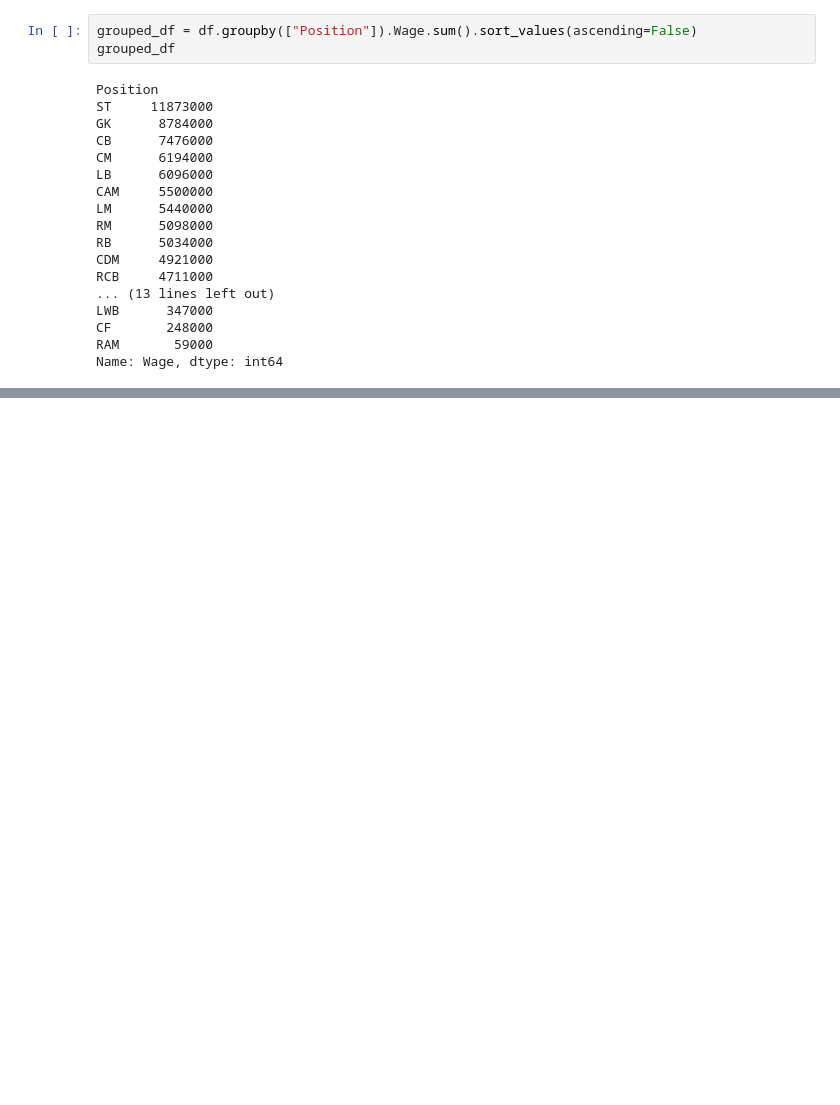
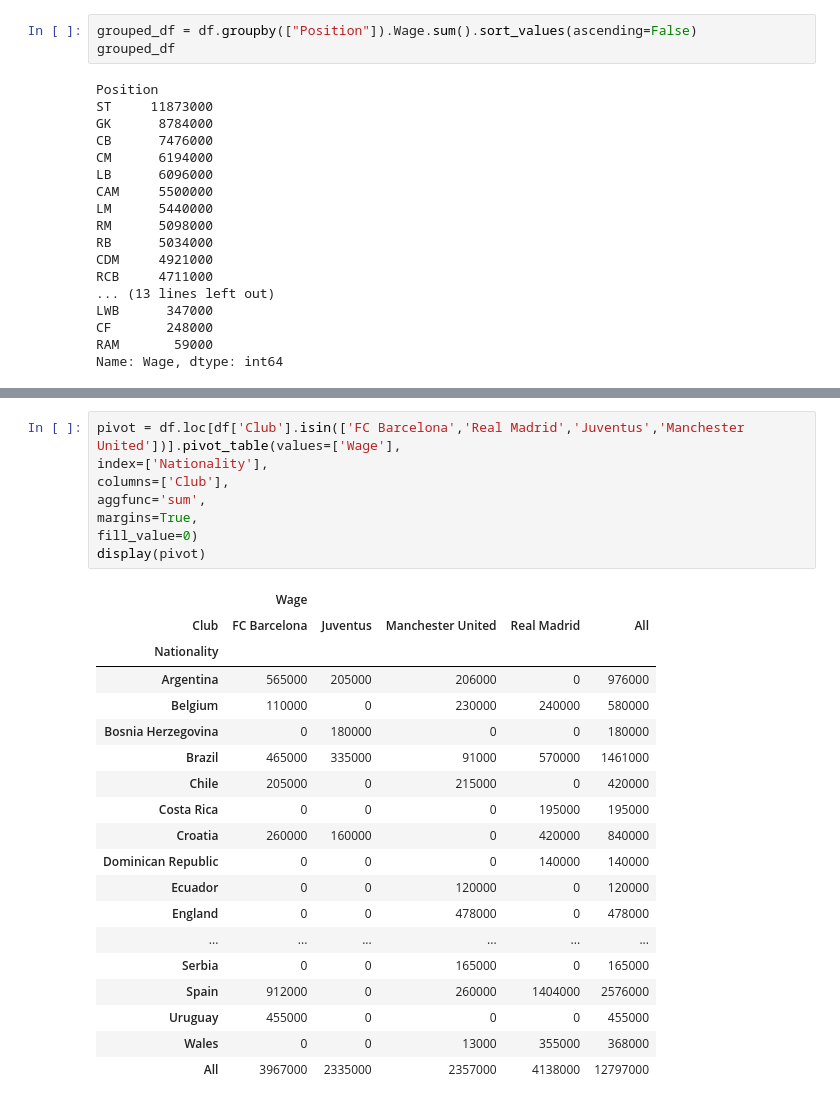
Before and after one commit to L1chik/SkillFactory, a Jupyter notebook: module_1/Python_06.ipynb, the cells around one changed output, grey strips where cells are left out. Cells and saved outputs as stored; diff of their text form; blank space fills up the shorter version.

```diff
--- a/module_1/Python_06.ipynb
+++ b/module_1/Python_06.ipynb
@@ -281,0 +318,28 @@ Name: Wage, dtype: int64
+# %%
+pivot = df.loc[df['Club'].isin(['FC Barcelona','Real Madrid','Juventus','Manchester United'])].pivot_table(values=['Wage'],
+index=['Nationality'],
+columns=['Club'],
+aggfunc='sum',
+margins=True,
+fill_value=0)
+display(pivot)
+# %% [output]
+|  | Wage |  |  |  |  |
+| Club | FC Barcelona | Juventus | Manchester United | Real Madrid | All |
+| Nationality |  |  |  |  |  |
+| Argentina | 565000 | 205000 | 206000 | 0 | 976000 |
+| Belgium | 110000 | 0 | 230000 | 240000 | 580000 |
+| Bosnia Herzegovina | 0 | 180000 | 0 | 0 | 180000 |
+| Brazil | 465000 | 335000 | 91000 | 570000 | 1461000 |
+| Chile | 205000 | 0 | 215000 | 0 | 420000 |
+| Costa Rica | 0 | 0 | 0 | 195000 | 195000 |
+| Croatia | 260000 | 160000 | 0 | 420000 | 840000 |
+| Dominican Republic | 0 | 0 | 0 | 140000 | 140000 |
+| Ecuador | 0 | 0 | 120000 | 0 | 120000 |
+| England | 0 | 0 | 478000 | 0 | 478000 |
+| ... | ... | ... | ... | ... | ... |
+| Serbia | 0 | 0 | 165000 | 0 | 165000 |
+| Spain | 912000 | 0 | 260000 | 1404000 | 2576000 |
+| Uruguay | 455000 | 0 | 0 | 0 | 455000 |
+| Wales | 0 | 0 | 13000 | 355000 | 368000 |
+| All | 3967000 | 2335000 | 2357000 | 4138000 | 12797000 |
```
Also changed, not shown: parts of 14 cells of this notebook.
